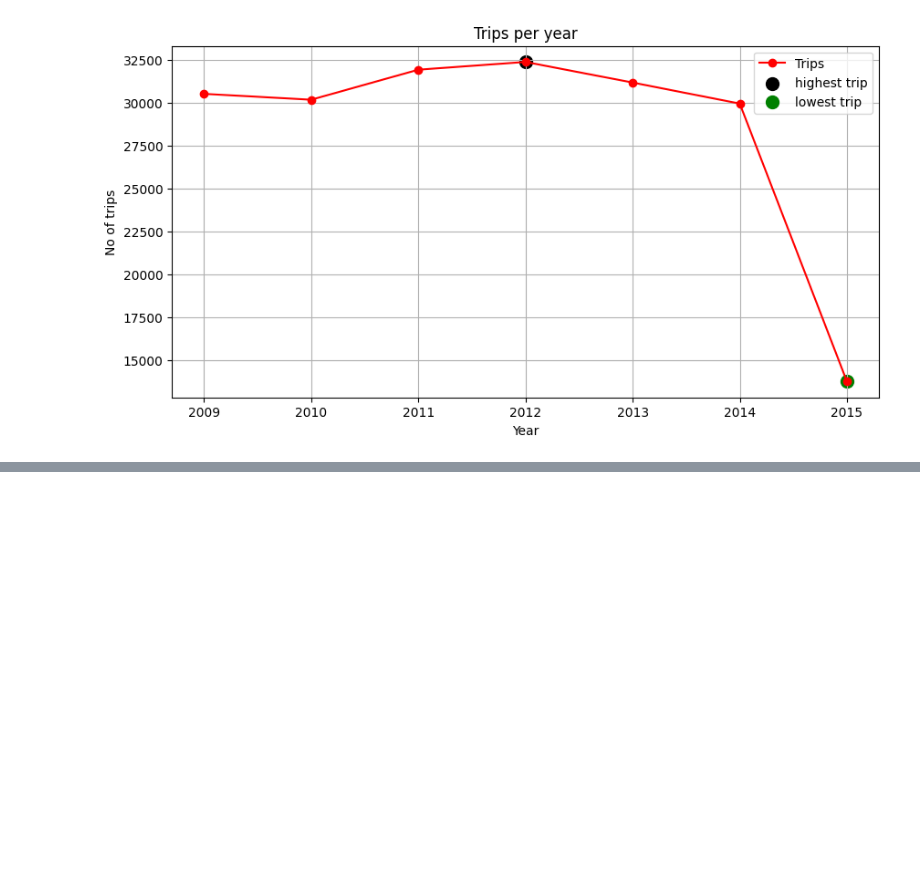
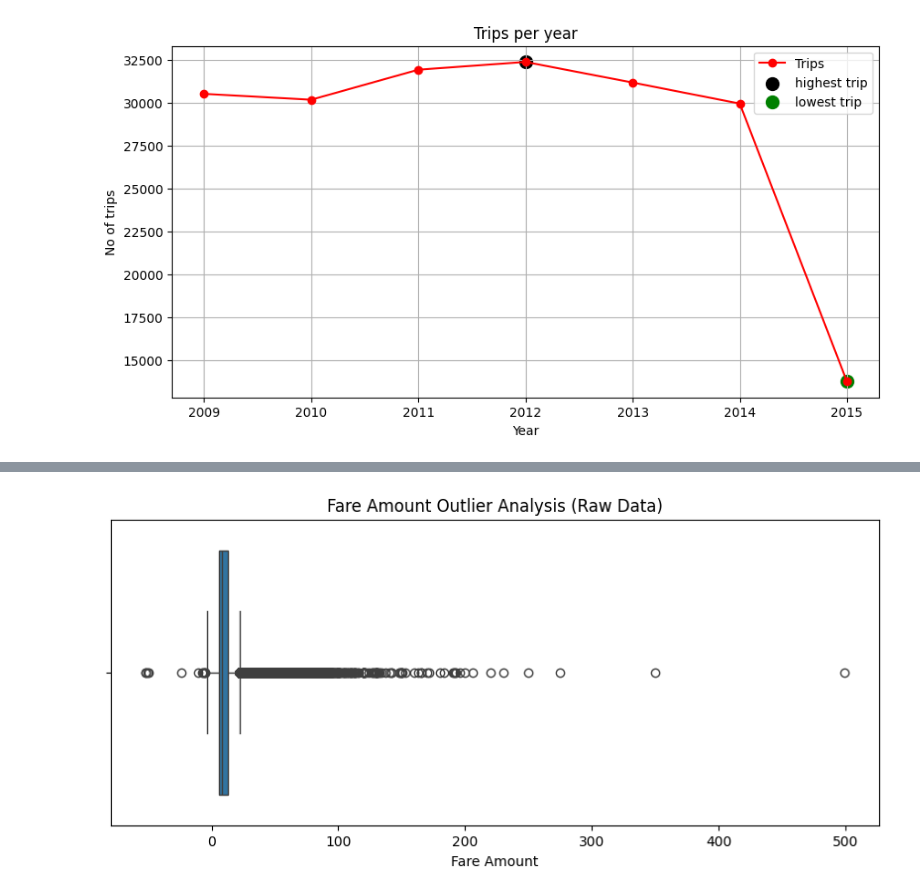
Before and after one commit to 23f3003549/ML-Internship-2026, a Jupyter notebook: notebooks/week1/uber_case_study.ipynb, the cells around one changed output, grey strips where cells are left out. Cells and saved outputs as stored; diff of their text form; code cells hidden in the pictures; blank space fills up the shorter version.

```diff
--- a/notebooks/week1/uber_case_study.ipynb
+++ b/notebooks/week1/uber_case_study.ipynb
@@ -372,0 +400,8 @@ plt.show()
+# %%
+plt.figure(figsize=(10,4))
+sns.boxplot(x=df['fare_amount'])
+plt.title("Fare Amount Outlier Analysis (Raw Data)")
+plt.xlabel("Fare Amount")
+plt.show()
+# %% [output]
+[figure, added]
```
Also changed, not shown: parts of 10 cells of this notebook, 2 other files.
